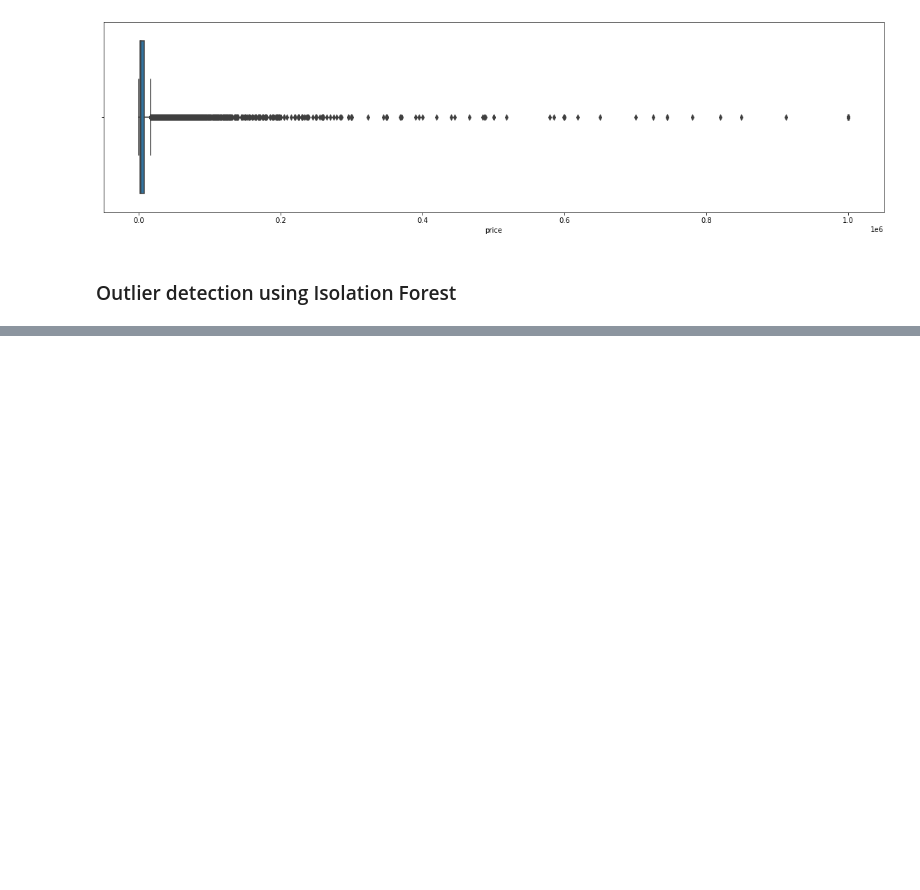
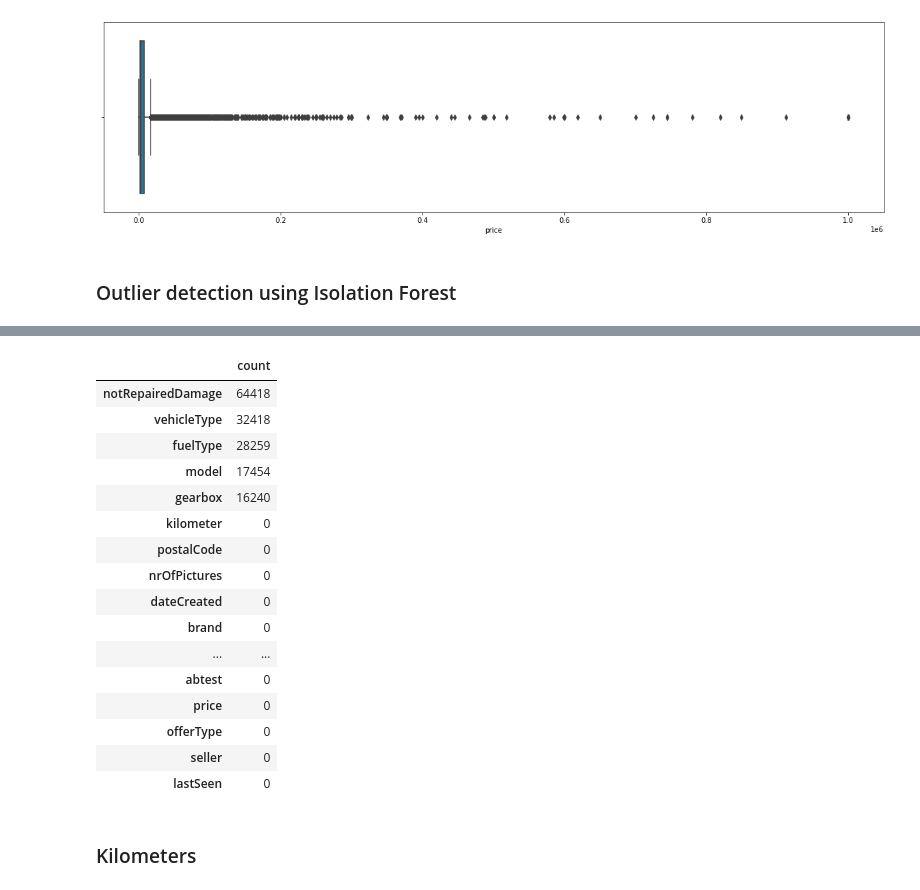
Before and after one commit to pratikasarkar/Used-Car-Price-Prediction, a Jupyter notebook: cars.ipynb, the cells around one changed output, grey strips where cells are left out. Saved outputs shown, nothing was run; the diff lists cells and outputs as text; code cells hidden in the pictures; blank space fills up the shorter version.

```diff
--- a/cars.ipynb
+++ b/cars.ipynb
@@ -271,9 +275,11 @@ df.head()
 # %%
-missing_count_list = []
-for col in df.columns:
-  missing_count_list.append(df[col].isnull().sum())
-missing_count_df = pd.DataFrame(missing_count_list,columns=['count'],index = df.columns)
-missing_count_df.sort_values('count',ascending=False)
+def get_missing_val_count_df(df):
+  missing_count_list = []
+  for col in df.columns:
+    missing_count_list.append(df[col].isnull().sum())
+  missing_count_df = pd.DataFrame(missing_count_list,columns=['count'],index = df.columns)
+  return missing_count_df.sort_values('count',ascending=False)
+get_missing_val_count_df(df)
 # %% [output]
 |  | count |
 | notRepairedDamage | 72096 |
@@ -364,0 +377,22 @@ df[(df['price']>=150) & (df['price']<=10500)].shape
+# %%
+get_missing_val_count_df(df2)
+# %% [output]
+|  | count |
+| notRepairedDamage | 64418 |
+| vehicleType | 32418 |
+| fuelType | 28259 |
+| model | 17454 |
+| gearbox | 16240 |
+| kilometer | 0 |
+| postalCode | 0 |
+| nrOfPictures | 0 |
+| dateCreated | 0 |
+| brand | 0 |
+| ... | ... |
+| abtest | 0 |
+| price | 0 |
+| offerType | 0 |
+| seller | 0 |
+| lastSeen | 0 |
+# %% [markdown]
+### Kilometers
```
Also changed, not shown: parts of 13 cells of this notebook.
